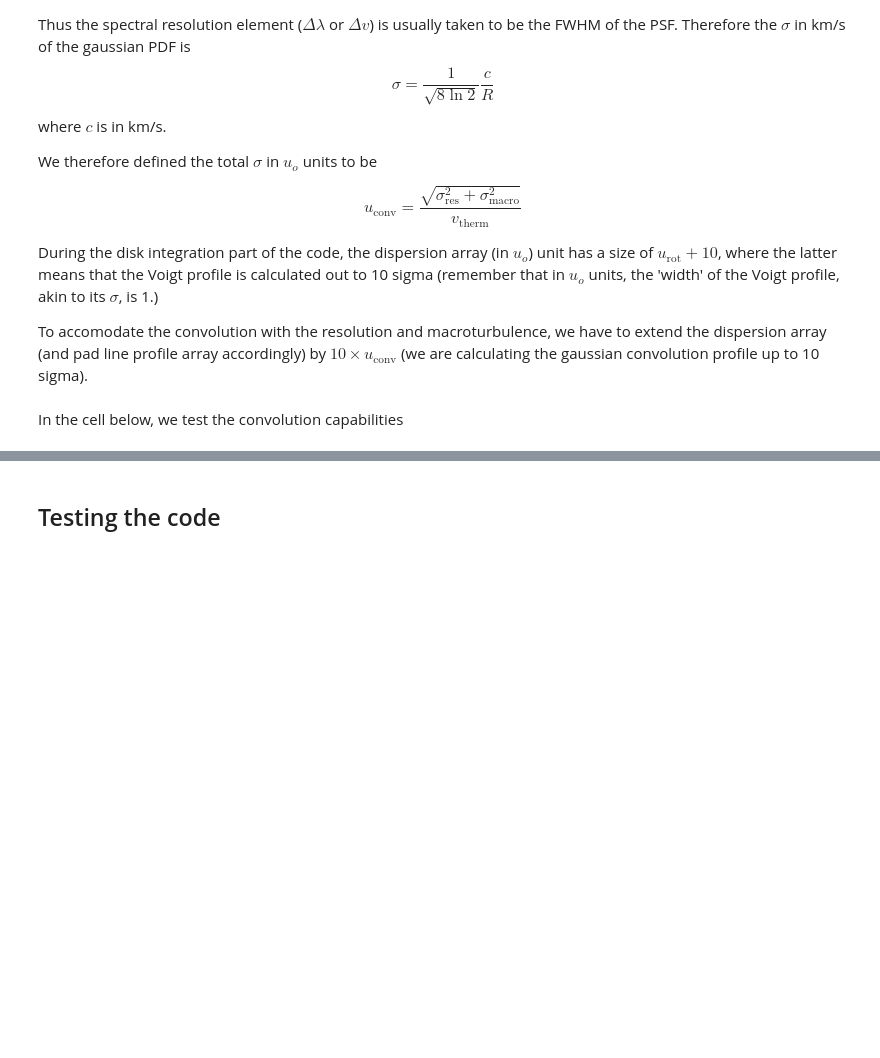
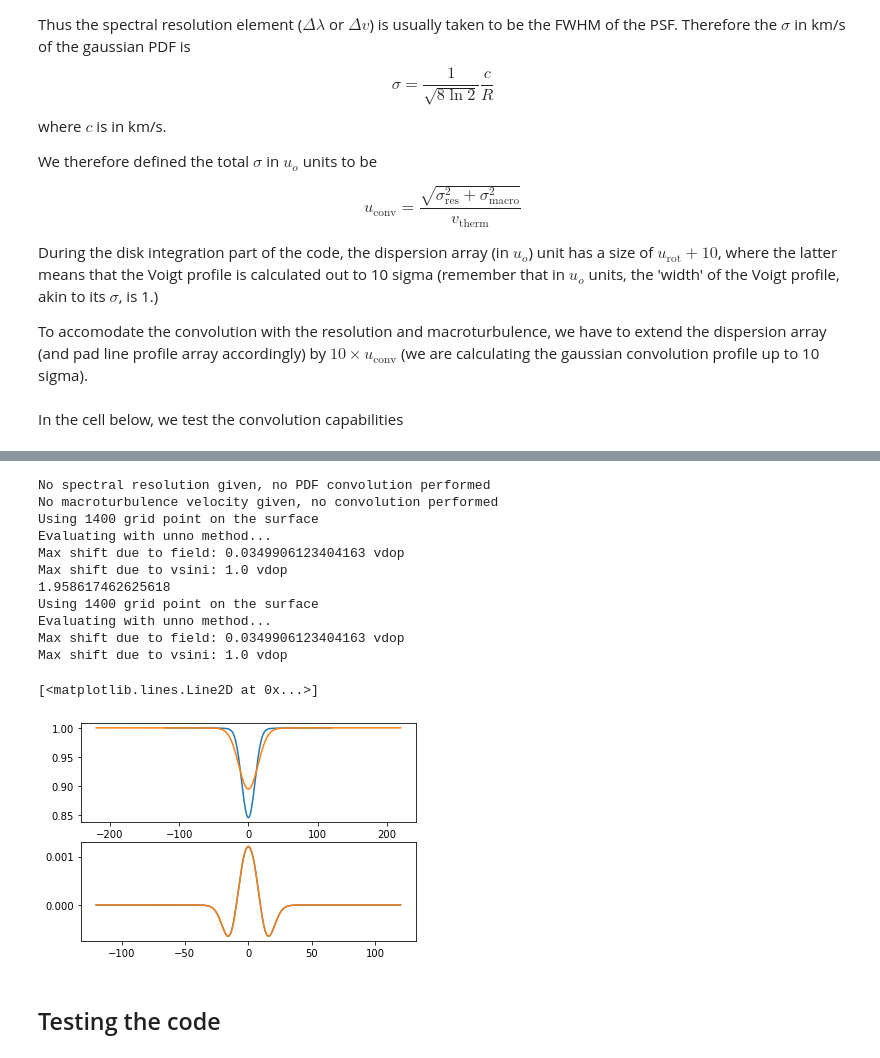
Before and after one commit to veropetit/pyRaven, a Jupyter notebook: diskint2_doc.ipynb, the cells around one changed output, grey strips where cells are left out. Saved outputs shown, nothing was run; the diff lists cells and outputs as text; code cells hidden in the pictures; blank space fills up the shorter version.

```diff
--- a/diskint2_doc.ipynb
+++ b/diskint2_doc.ipynb
@@ -717,3 +718,63 @@ Evaluating with weak approximation...
+# %%
+genparam = {
+    'lambda0':5000,    # the central wavelength of the transition
+    'vsini':30.0,         # the projected rotational velocity
+    'vdop':10.0,          # the thermal broadening
+    'av':0.05,             # the damping coefficient of the Voigt profile
+    'bnu':1.5,             # the slope of the source function with respect to vertical optical depth
+    'logkappa':0.0,          # the line strength parameter
+    'ndop':int(10),       # the number of sample point per doppler width for the wavelength array
+    'Bpole':500,
+    'incl':90, #not necessary for loop
+    'beta':90, #not necessary for loop
+    'phase':90 #not necessary for loop
+  }
+
+unnoparam = {
+    'down':[0, 0, 0],   # the s, j, l of the lower level
+    'up':[0, 1, 1],    # the s, j, l of the upper level
+    }
+
+weakparam = {
+        'geff':1.0
+    }
+
+param={'general' : genparam,
+       'weak' : weakparam,
+       'unno': unnoparam # no necessary for loop
+       }
+
+
+param['general']['vsini']=10
+
+model = rav.diskint2.numerical(param,True)
+
+fig, ax = plt.subplots(2,1)
+ax[0].plot(model['vel'], model['flux'])
+ax[1].plot(model['vel'], model['V'])
+
+import copy
+param2 = copy.deepcopy(param)
+param2['general'].update({'res': 65000.})
+param2['general'].update({'vmac': 10.})
+model2 = rav.diskint2.numerical(param2,True)
+
+ax[0].plot(model2['vel'], model2['flux'])
+ax[1].plot(model['vel'], model['V'])
+# %% [output]
+No spectral resolution given, no PDF convolution performed
+No macroturbulence velocity given, no convolution performed
+Using 1400 grid point on the surface
+Evaluating with unno method...
+Max shift due to field: 0.0349906123404163 vdop
+Max shift due to vsini: 1.0 vdop
+1.958617462625618
+Using 1400 grid point on the surface
+Evaluating with unno method...
+Max shift due to field: 0.0349906123404163 vdop
+Max shift due to vsini: 1.0 vdop
+[<matplotlib.lines.Line2D at 0x...>]
+[figure, added]
 # %% [markdown]
 ## Testing the code
 # %% [markdown]
```
Also changed, not shown: parts of 14 cells of this notebook.
